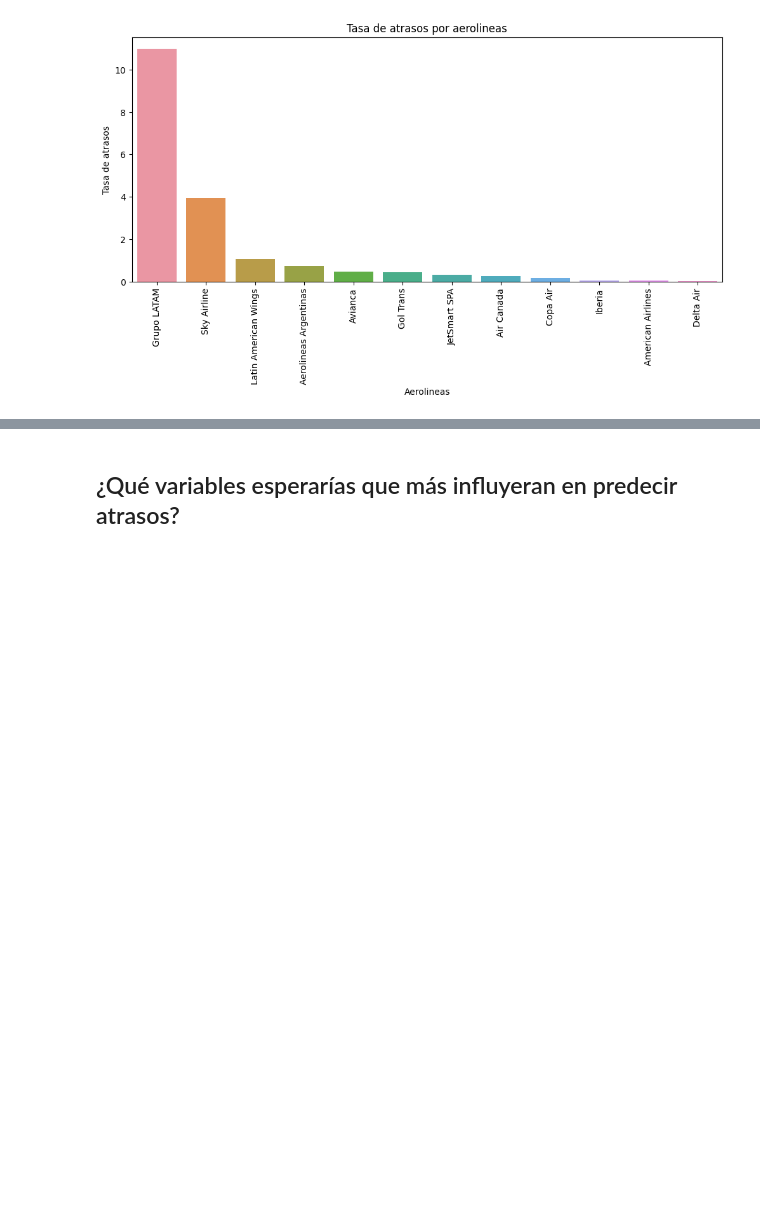
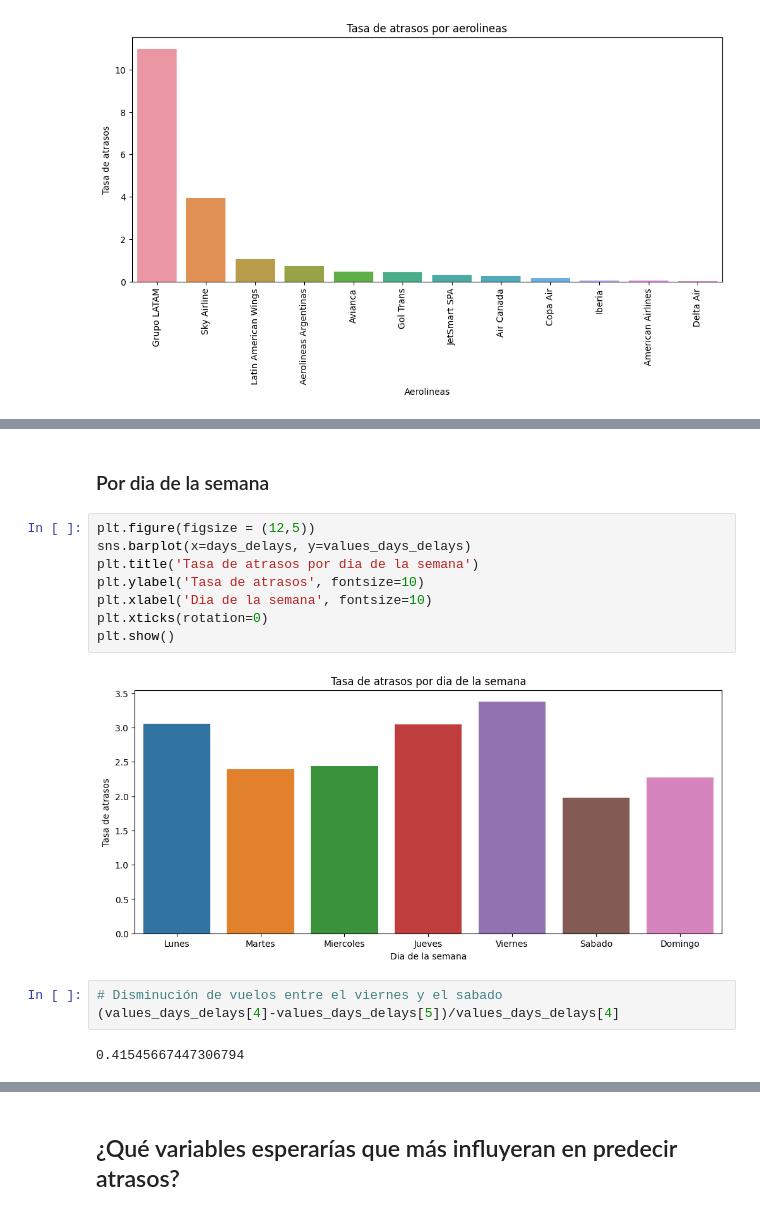
Before and after one commit to chuto81/datascientist_latam, a Jupyter notebook: solution.ipynb, the cells around one changed output, grey strips where cells are left out. Cells and saved outputs as stored; diff of their text form; blank space fills up the shorter version.

```diff
--- a/solution.ipynb
+++ b/solution.ipynb
@@ -919,0 +910,17 @@ KeyError: datetime.date(2017, 1, 1)
+# %% [markdown]
+### Por dia de la semana
+# %%
+plt.figure(figsize = (12,5))
+sns.barplot(x=days_delays, y=values_days_delays)
+plt.title('Tasa de atrasos por dia de la semana')
+plt.ylabel('Tasa de atrasos', fontsize=10)
+plt.xlabel('Dia de la semana', fontsize=10)
+plt.xticks(rotation=0)
+plt.show()
+# %% [output]
+[figure, added]
+# %%
+# Disminución de vuelos entre el viernes y el sabado
+(values_days_delays[4]-values_days_delays[5])/values_days_delays[4]
+# %% [output]
+0.41545667447306794
```
Also changed, not shown: parts of 28 cells of this notebook.
